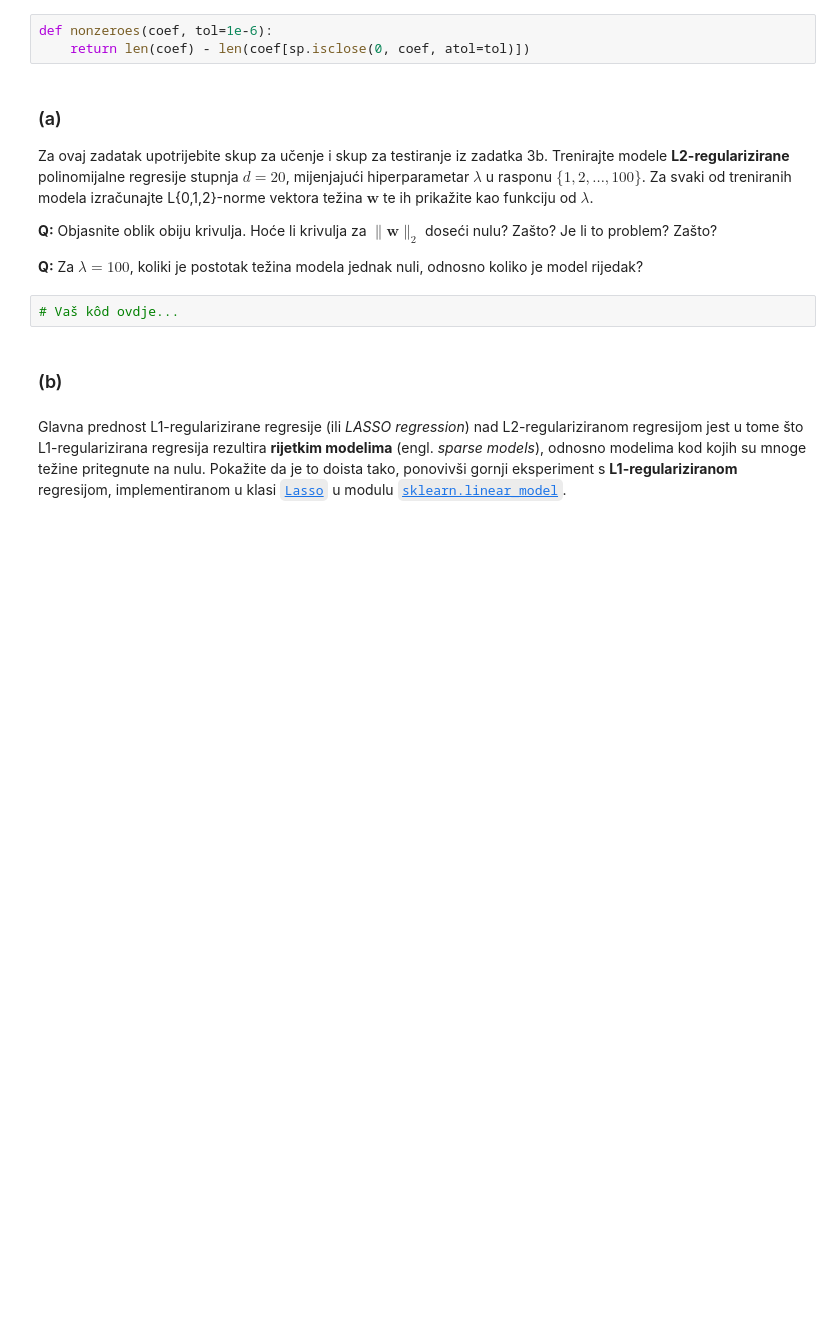
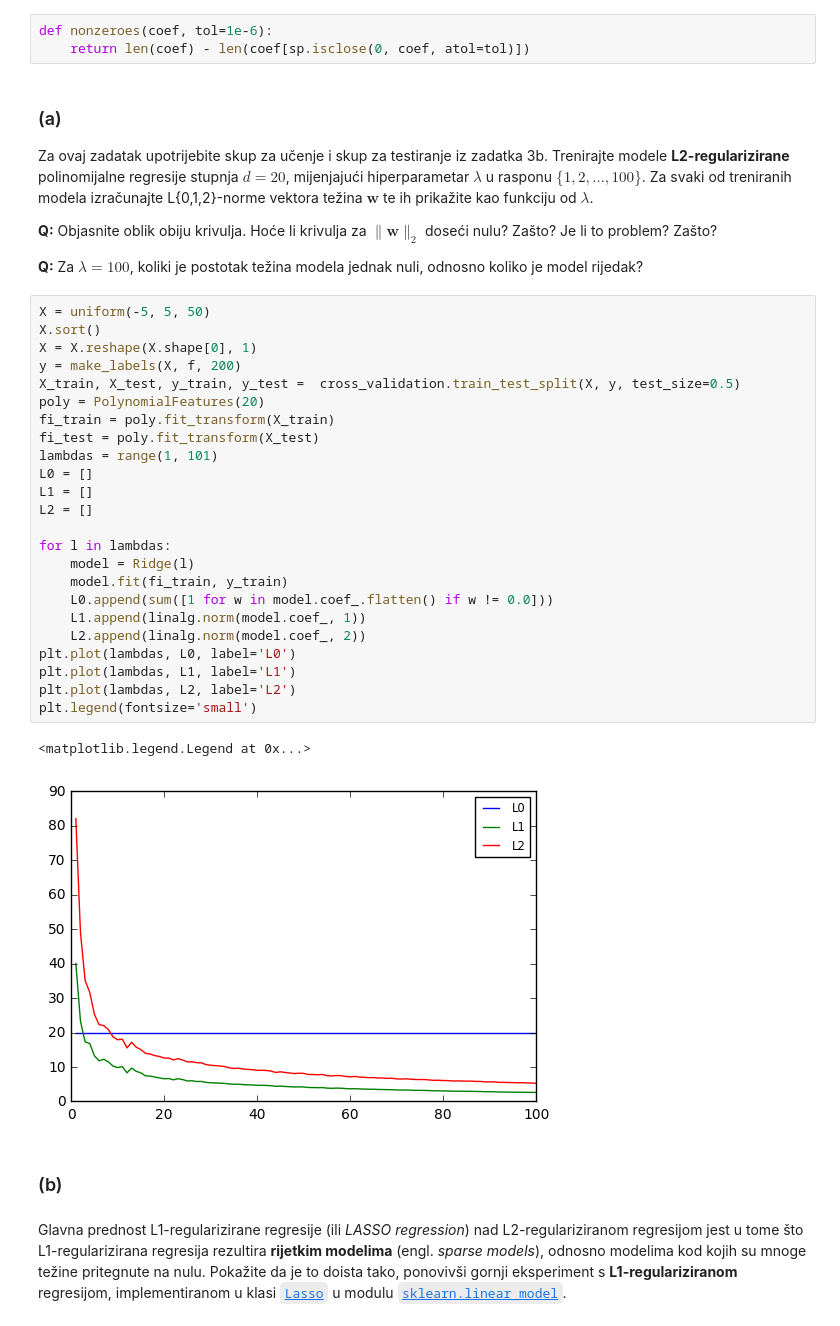
Before and after one commit to dkrivosic/machine-learning, a Jupyter notebook: SU-2016-LAB1-Regresija.ipynb, the cells around one changed output. Drawn from its saved outputs; the diff is of its cells as text; blank space fills up the shorter version.

```diff
--- a/SU-2016-LAB1-Regresija.ipynb
+++ b/SU-2016-LAB1-Regresija.ipynb
@@ -382,8 +382,33 @@ Za ovaj zadatak upotrijebite skup za učenje i skup za testiranje iz zadatka 3b.
 **Q:** Objasnite oblik obiju krivulja. Hoće li krivulja za $\|\mathbf{w}\|_2$ doseći nulu? Zašto? Je li to problem? Zašto?
 
 **Q:** Za $\lambda=100$, koliki je postotak težina modela jednak nuli, odnosno koliko je model rijedak?
-# %%
-# Vaš kôd ovdje...
+# %%
+X = uniform(-5, 5, 50)
+X.sort()
+X = X.reshape(X.shape[0], 1)
+y = make_labels(X, f, 200)
+X_train, X_test, y_train, y_test =  cross_validation.train_test_split(X, y, test_size=0.5)
+poly = PolynomialFeatures(20)
+fi_train = poly.fit_transform(X_train)
+fi_test = poly.fit_transform(X_test)
+lambdas = range(1, 101)
+L0 = []
+L1 = []
+L2 = []
+
+for l in lambdas:
+    model = Ridge(l)
+    model.fit(fi_train, y_train)
+    L0.append(sum([1 for w in model.coef_.flatten() if w != 0.0]))
+    L1.append(linalg.norm(model.coef_, 1))
+    L2.append(linalg.norm(model.coef_, 2))
+plt.plot(lambdas, L0, label='L0')
+plt.plot(lambdas, L1, label='L1')
+plt.plot(lambdas, L2, label='L2')
+plt.legend(fontsize='small')
+# %% [output]
+<matplotlib.legend.Legend at 0x...>
+[figure, added]
 # %% [markdown]
 ### (b)
 # %% [markdown]
```
Also changed, not shown: parts of 2 cells of this notebook.
